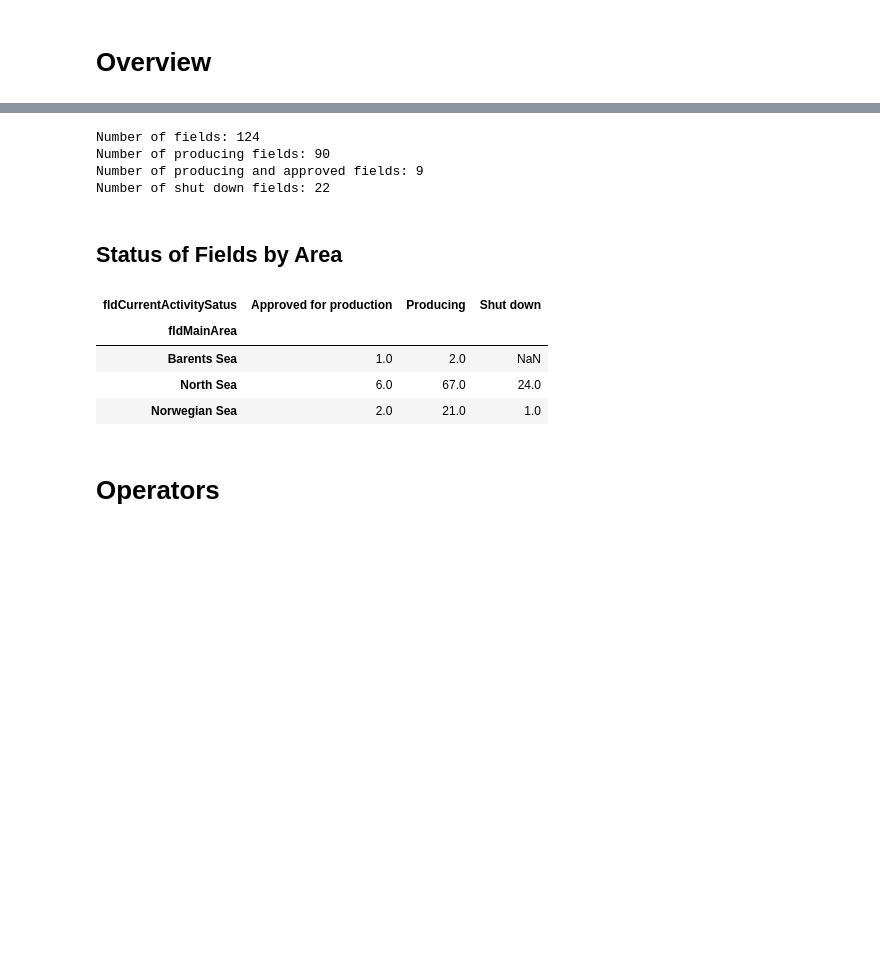
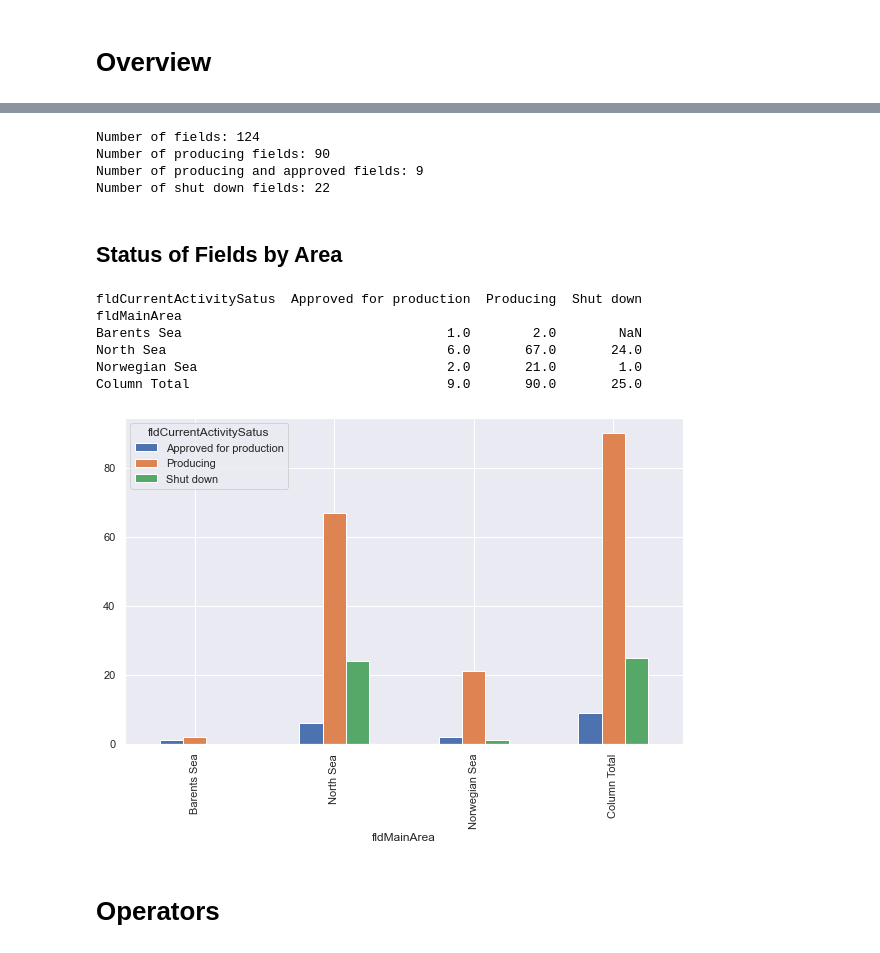
Before and after one commit to ABDunbar/NPD-Fields, a Jupyter notebook: Field.ipynb, the cells around one changed output, grey strips where cells are left out. Cells and saved outputs as stored; diff of their text form; code cells hidden in the pictures; blank space fills up the shorter version.

```diff
--- a/Field.ipynb
+++ b/Field.ipynb
@@ -39,27 +32,32 @@ dtype: int64
 producing_fields = overview[overview['fldCurrentActivitySatus']=='Producing']['cmpLongName'].value_counts()
 producing_approved_fields = overview[overview['fldCurrentActivitySatus'].isin(['Approved for production'])]['cmpLongName'].value_counts()
 shutdown_fields = overview[overview['fldCurrentActivitySatus']=="Shut down"]['cmpLongName'].value_counts()
+
+print(f"Number of fields: {overview.shape[0]}")
+print(f"Number of producing fields: {producing_fields.sum()}")
+print(f"Number of producing and approved fields: {producing_approved_fields.sum()}")
+print(f"Number of shut down fields: {shutdown_fields.sum()}") # doesn't include 3 NaN entries
+# %% [output]
+Number of fields: 124
+Number of producing fields: 90
+Number of producing and approved fields: 9
+Number of shut down fields: 22
-# %%
-print(f"Number of fields: {overview.shape[0]}")
-print(f"Number of producing fields: {producing_fields.sum()}")
-print(f"Number of producing and approved fields: {producing_approved_fields.sum()}")
-print(f"Number of shut down fields: {shutdown_fields.sum()}") # doesn't include 3 NaN entries
-# %% [output]
-Number of fields: 124
-Number of producing fields: 90
-Number of producing and approved fields: 9
-Number of shut down fields: 22
 # %% [markdown]
 ## Status of Fields by Area
 # %%
 data = overview.groupby(['fldMainArea', 'fldCurrentActivitySatus']).size().unstack()
-data#.plot(kind='bar', figsize=(10,6))
+data.loc['Column Total'] = data.sum(numeric_only=True, axis=0)
+print(data)
+data.plot(kind='bar', figsize=(10,6))
+plt.show()
 # %% [output]
-| fldCurrentActivitySatus | Approved for production | Producing | Shut down |
-| fldMainArea |  |  |  |
-| Barents Sea | 1.0 | 2.0 | NaN |
-| North Sea | 6.0 | 67.0 | 24.0 |
-| Norwegian Sea | 2.0 | 21.0 | 1.0 |
+fldCurrentActivitySatus  Approved for production  Producing  Shut down
+fldMainArea
+Barents Sea                                  1.0        2.0        NaN
+North Sea                                    6.0       67.0       24.0
+Norwegian Sea                                2.0       21.0        1.0
+Column Total                                 9.0       90.0       25.0
+[figure, added]
 # %% [markdown]
 # Operators
 # %%
```
Also changed, not shown: parts of 12 cells of this notebook.
